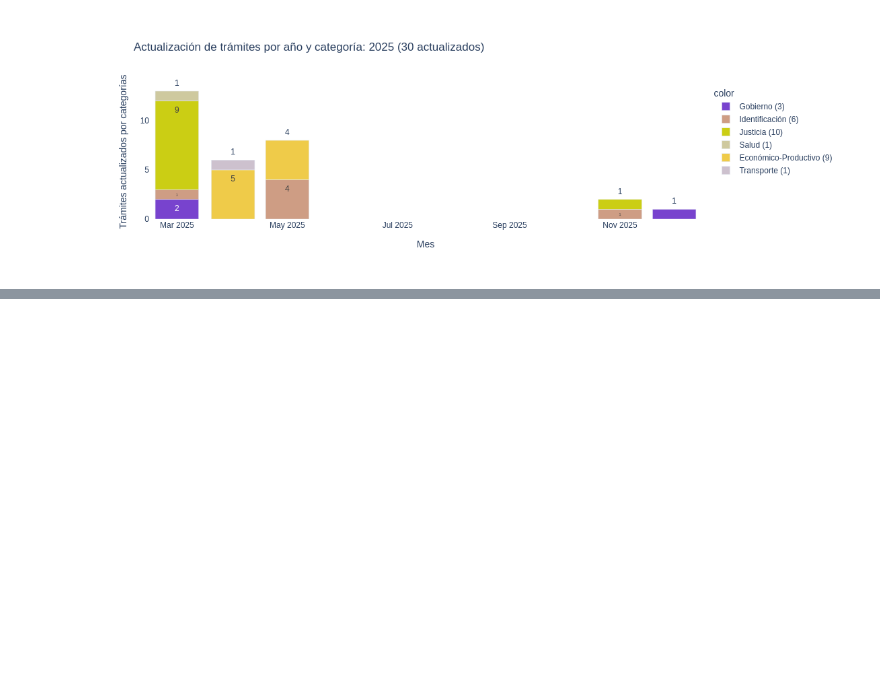
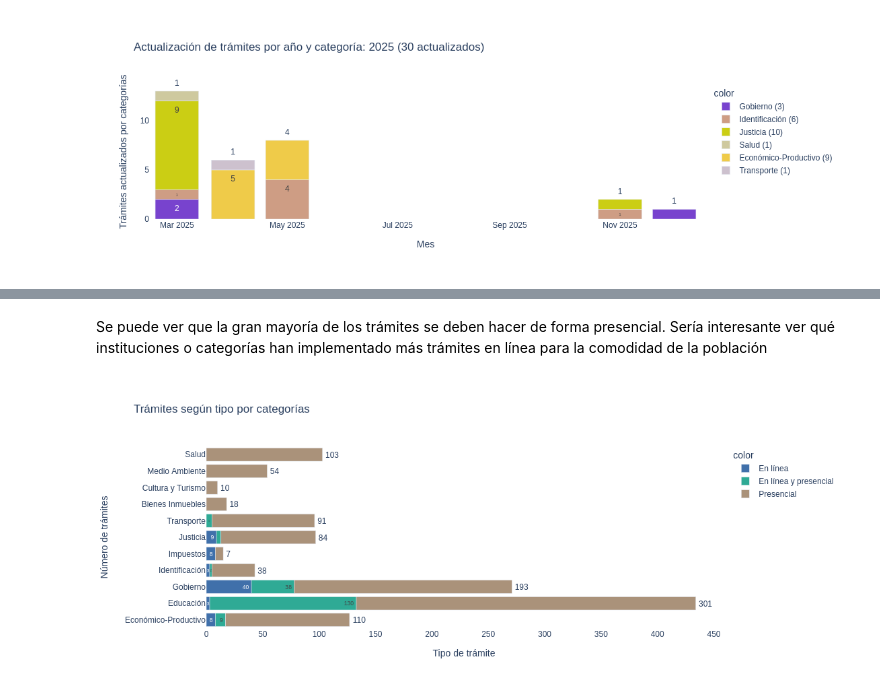
Before and after one commit to strymsg/gob.bo, a Jupyter notebook: notebooks/análisis1.ipynb, the cells around one changed output, grey strips where cells are left out. Saved outputs shown, nothing was run; the diff lists cells and outputs as text; code cells hidden in the pictures; blank space fills up the shorter version.

```diff
--- a/notebooks/análisis1.ipynb
+++ b/notebooks/análisis1.ipynb
@@ -533,0 +609,16 @@ barchart_vertical(_df['año-mes_update'], _df['tramites_actualizados_categoria']
+# %% [markdown]
+Se puede ver que la gran mayoría de los trámites se deben hacer de forma presencial. Sería interesante ver qué instituciones o categorías han implementado más trámites en línea para la comodidad de la población
+# %%
+_df = df.groupby(['tipo_tramite', 'categoria']).size().reset_index(name='Número de trámites')
+barchart_horizontal(_df['categoria'] , _df['Número de trámites'],
+                  color=_df['tipo_tramite'],
+                  title=f'Trámites según tipo por categorías',
+                  y_title='Número de trámites', x_title='Tipo de trámite',
+                  showlegend=True,
+                  color_map={'En línea': '#4070aa', 'En línea y presencial': '#2faa95', 'Presencial': '#aa927a'},
+                  template='plotly',
+                  height=450,
+                  name_for_jinja2_template='g7'
+                )
+# %% [output]
+[figure, added]
```
Also changed, not shown: parts of 20 cells of this notebook, 3 other files.
